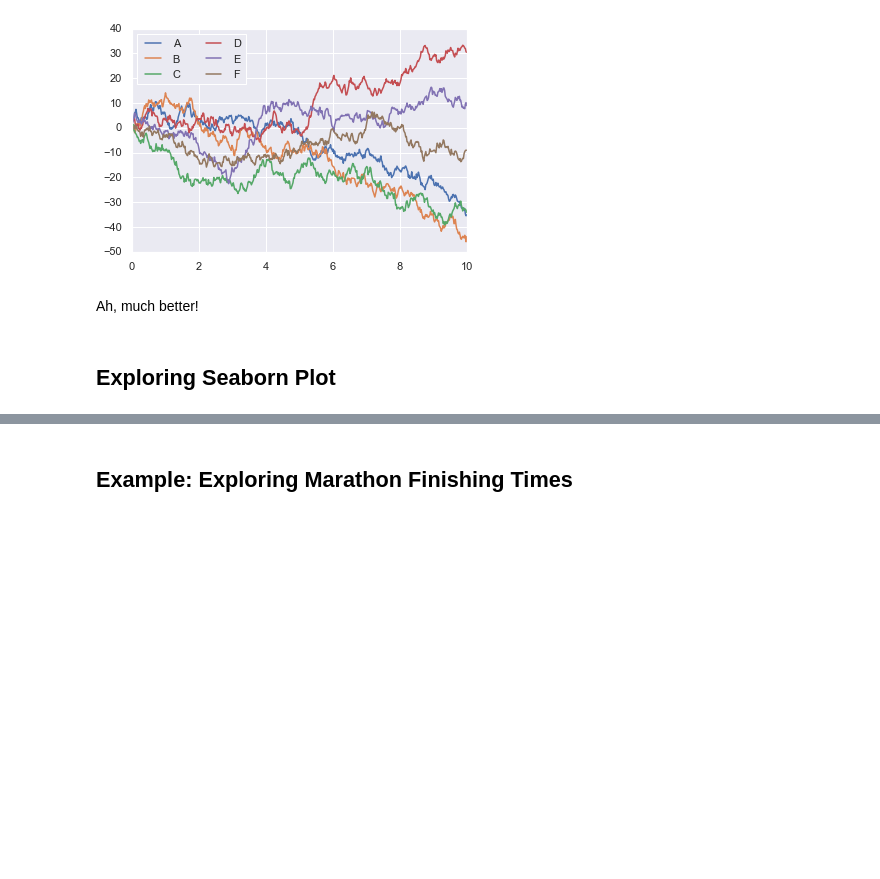
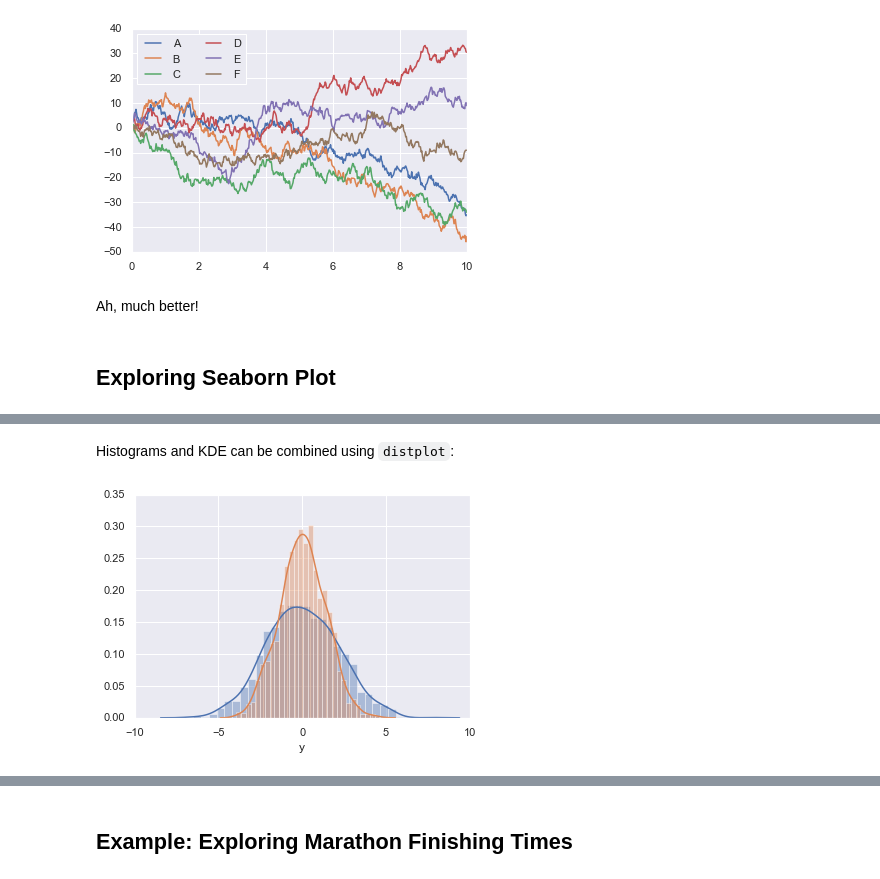
Before and after one commit to UlrikeBoehm/PythonDataScience, a Jupyter notebook: 04_Visualization_Matplotlib/16_Seaborn.ipynb, the cells around one changed output, grey strips where cells are left out. Drawn from its saved outputs; the diff is of its cells as text; code cells hidden in the pictures; blank space fills up the shorter version.

```diff
--- a/04_Visualization_Matplotlib/16_Seaborn.ipynb
+++ b/04_Visualization_Matplotlib/16_Seaborn.ipynb
@@ -48,0 +82,7 @@ Ah, much better!
+# %% [markdown]
+Histograms and KDE can be combined using `distplot`:
+# %%
+sns.distplot(data['x'])
+sns.distplot(data['y']);
+# %% [output]
+[figure, added]
```
Also changed, not shown: parts of 19 cells of this notebook.
